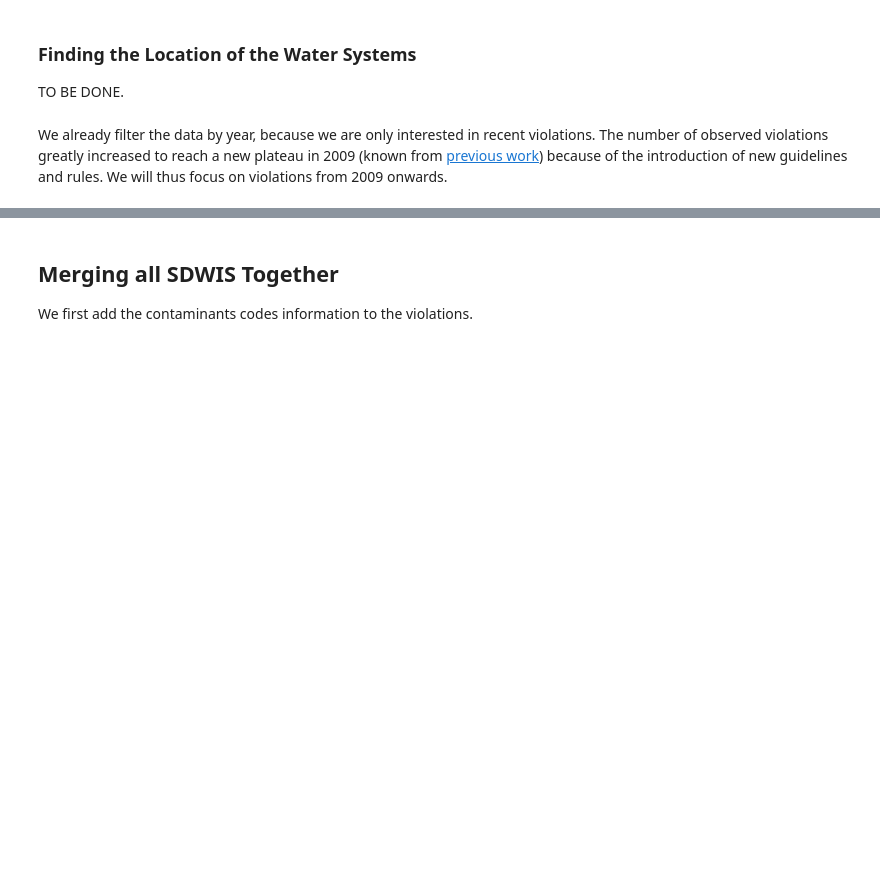
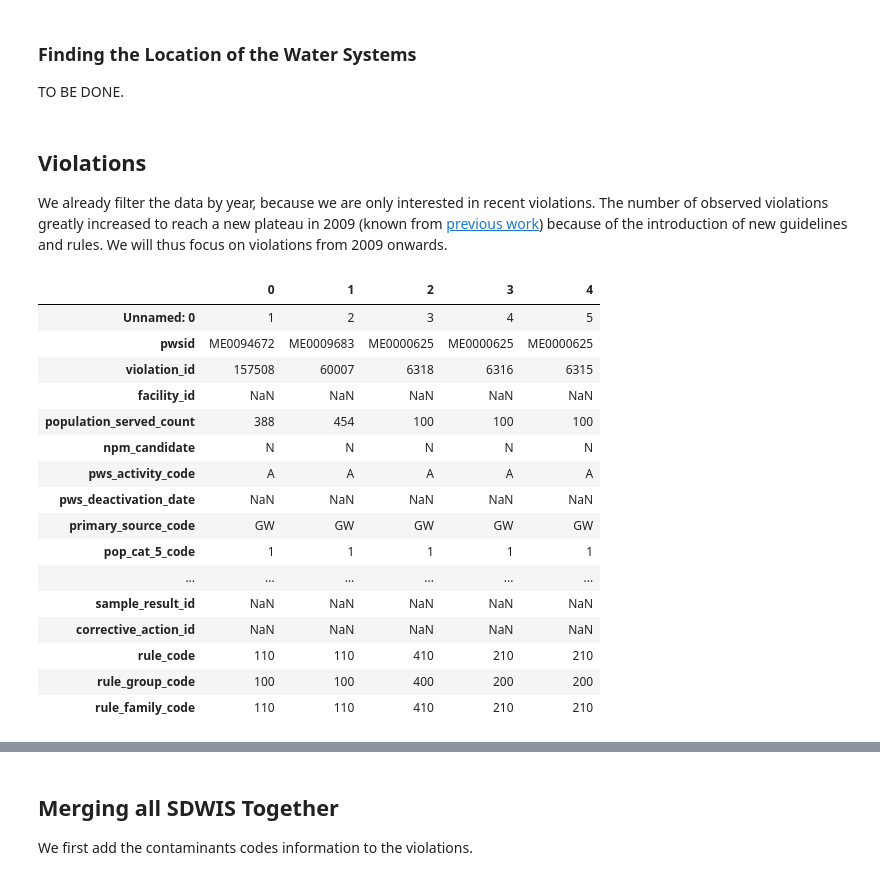
Before and after one commit to de-la-viz/pesticides_in_drinking_water, a Jupyter notebook: code/Data_Processing_and_Feature_Engineering.ipynb, the cells around one changed output, grey strips where cells are left out. Saved outputs shown, nothing was run; the diff lists cells and outputs as text; code cells hidden in the pictures; blank space fills up the shorter version.

```diff
--- a/code/Data_Processing_and_Feature_Engineering.ipynb
+++ b/code/Data_Processing_and_Feature_Engineering.ipynb
@@ -118,4 +118,28 @@ ws.head()
 
 TO BE DONE.
 # %% [markdown]
+## Violations
+
 We already filter the data by year, because we are only interested in recent violations. The number of observed violations greatly increased to reach a new plateau in 2009 (known from [previous work](https://github.com/de-la-viz/US-Public-Water-Systems/blob/master/US%20Drinking%20Water%20Quality%20Violations.ipynb)) because of the introduction of new guidelines and rules. We will thus focus on violations from 2009 onwards.
+# %%
+# load the violations:
+violations_raw = pd.read_csv('../data/violations_NewEngland.csv')
+violations_raw.head().T
+# %% [output]
+|  | 0 | 1 | 2 | 3 | 4 |
+| Unnamed: 0 | 1 | 2 | 3 | 4 | 5 |
+| pwsid | ME0094672 | ME0009683 | ME0000625 | ME0000625 | ME0000625 |
+| violation_id | 157508 | 60007 | 6318 | 6316 | 6315 |
+| facility_id | NaN | NaN | NaN | NaN | NaN |
+| population_served_count | 388 | 454 | 100 | 100 | 100 |
+| npm_candidate | N | N | N | N | N |
+| pws_activity_code | A | A | A | A | A |
+| pws_deactivation_date | NaN | NaN | NaN | NaN | NaN |
+| primary_source_code | GW | GW | GW | GW | GW |
+| pop_cat_5_code | 1 | 1 | 1 | 1 | 1 |
+| ... | ... | ... | ... | ... | ... |
+| sample_result_id | NaN | NaN | NaN | NaN | NaN |
+| corrective_action_id | NaN | NaN | NaN | NaN | NaN |
+| rule_code | 110 | 110 | 410 | 210 | 210 |
+| rule_group_code | 100 | 100 | 400 | 200 | 200 |
+| rule_family_code | 110 | 110 | 410 | 210 | 210 |
```
Also changed, not shown: parts of 2 cells of this notebook.
